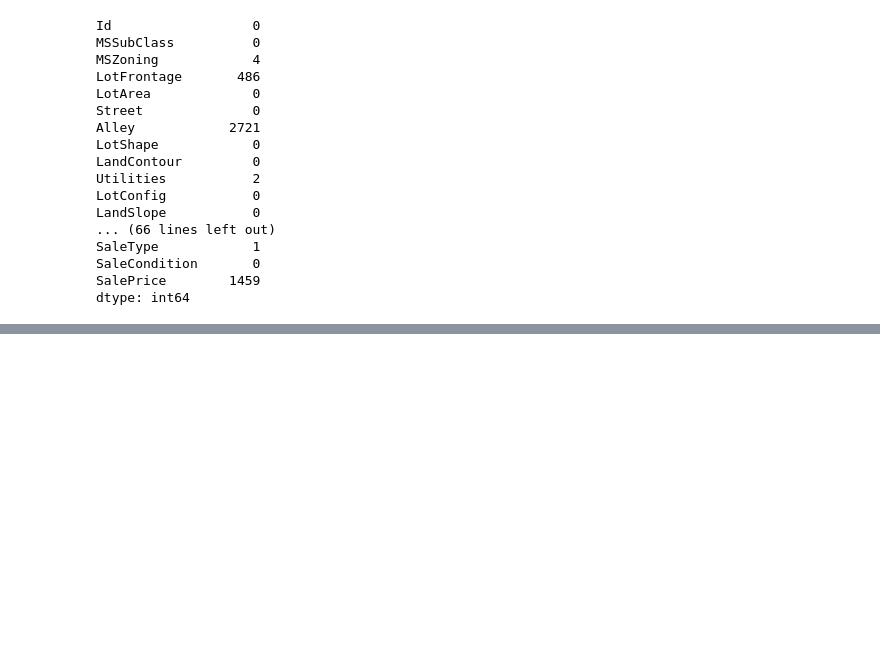
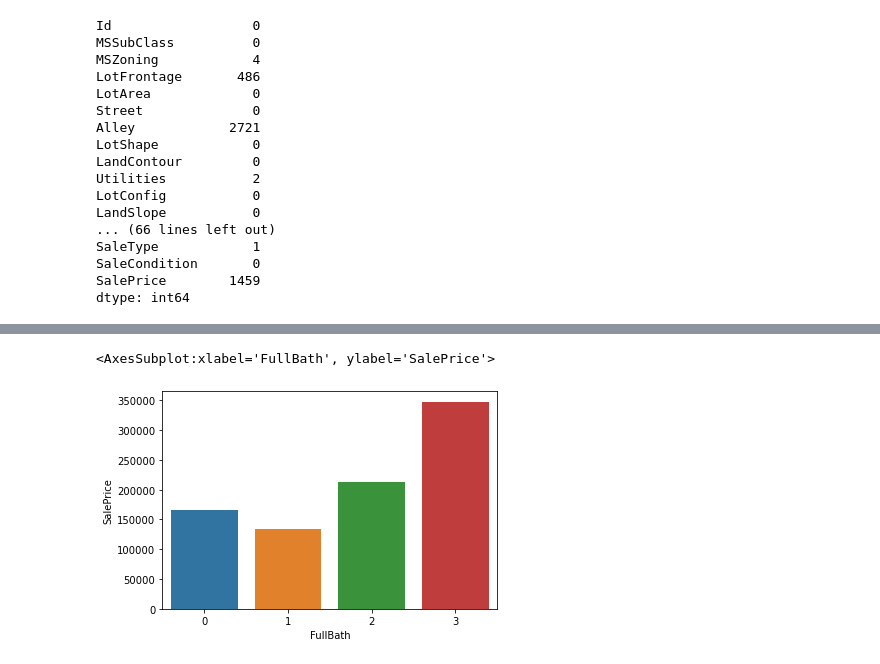
Before and after one commit to CS521-Burstein/final-project-tianyusky, a Jupyter notebook: Analysis.ipynb, the cells around one changed output, grey strips where cells are left out. Cells and saved outputs as stored; diff of their text form; code cells hidden in the pictures; blank space fills up the shorter version.

```diff
--- a/Analysis.ipynb
+++ b/Analysis.ipynb
@@ -61,0 +83,5 @@ dtype: int64
+# %%
+sns.barplot(x = "FullBath", y = "SalePrice", ci = None, data = df)
+# %% [output]
+<AxesSubplot:xlabel='FullBath', ylabel='SalePrice'>
+[figure, added]
```
Also changed, not shown: parts of 28 cells of this notebook.
